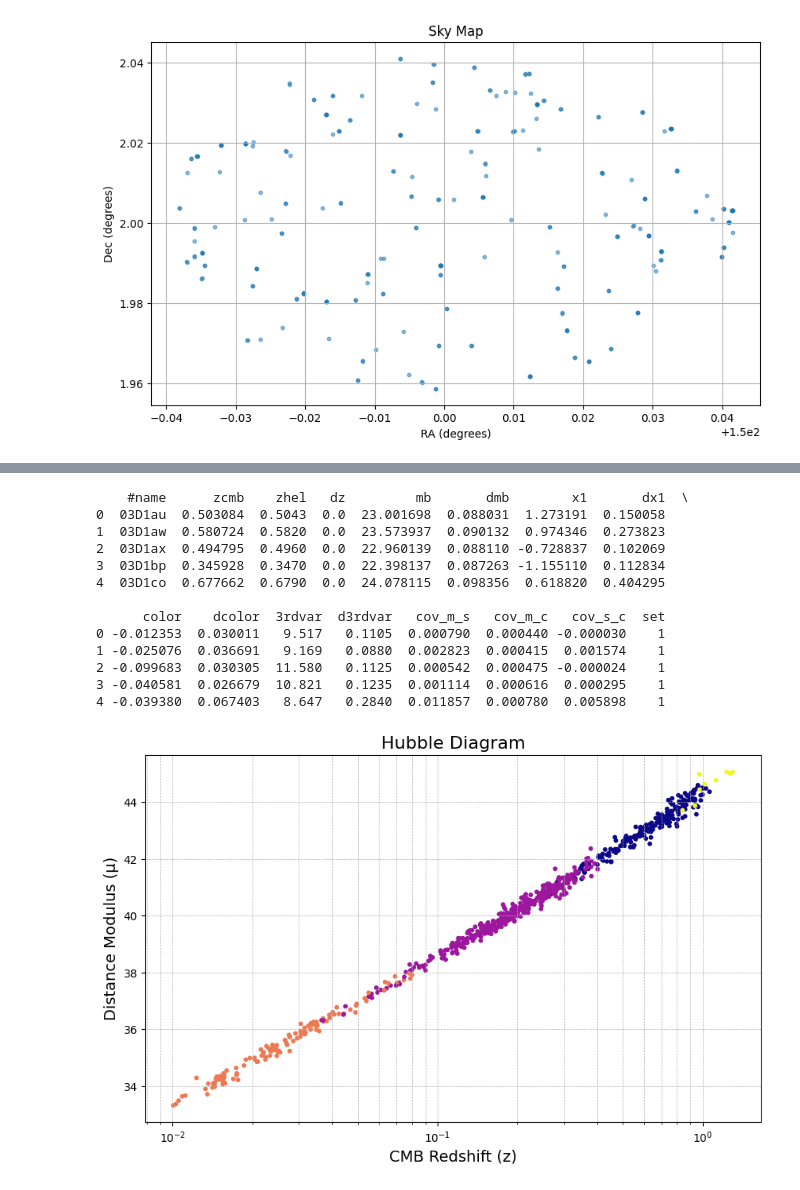
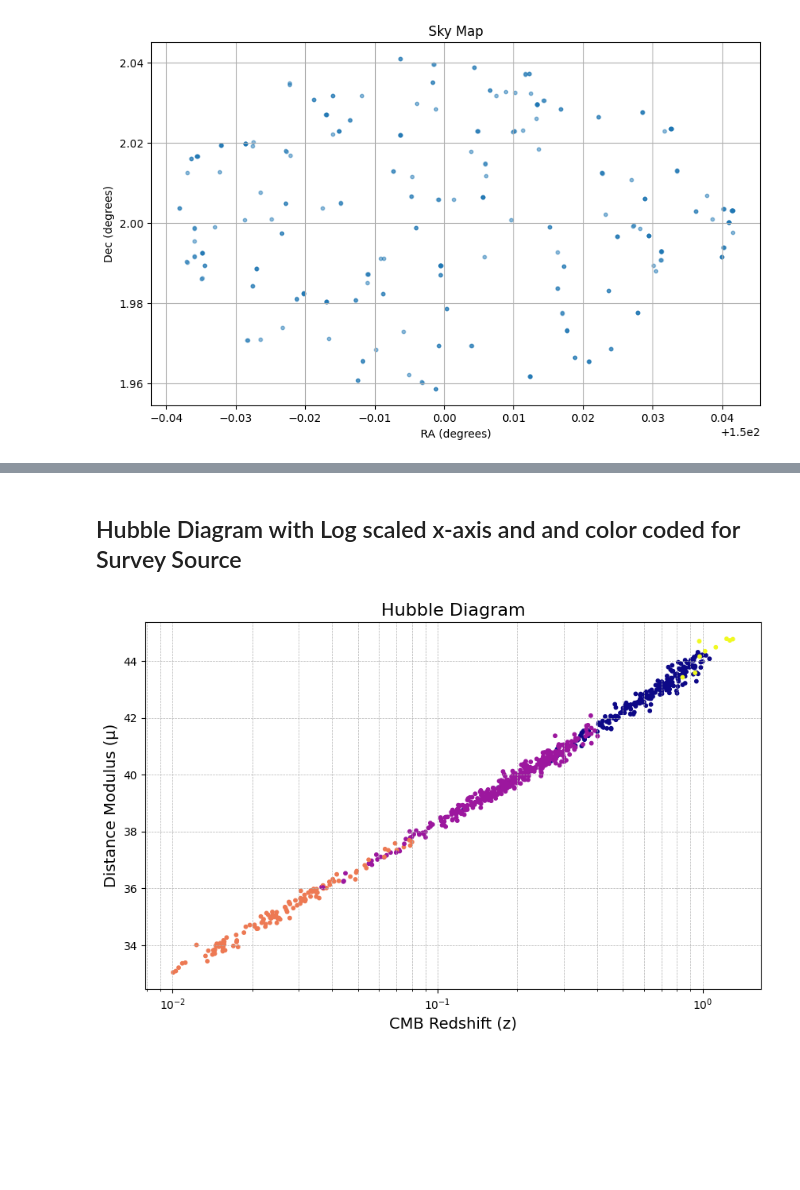
Before and after one commit to chernya4/astr_prac, a Jupyter notebook: SDSS_practice.ipynb, the cells around one changed output, grey strips where cells are left out. Saved outputs shown, nothing was run; the diff lists cells and outputs as text; code cells hidden in the pictures; blank space fills up the shorter version.

```diff
--- a/SDSS_practice.ipynb
+++ b/SDSS_practice.ipynb
@@ -284,52 +109,30 @@ plt.show()
 [figure]
+# %% [markdown]
+## Hubble Diagram with Log scaled x-axis and and color coded for Survey Source ##
 # %%
-import numpy as np
-import matplotlib.pyplot as plt
-import pandas as pd
-
-# Load the data file
-file_path = "jla_lcparams.txt"  # Replace with your file path
-data = pd.read_csv(file_path, delim_whitespace=True)
-
-# Display the first few rows to inspect the data
-print(data.head())
-
-# Extract relevant columns
+# Data extracted from jla_lcparams.txt
 zcmb = data['zcmb']  # Redshift (CMB frame)
 mb = data['mb']      # Peak magnitude
 x1 = data['x1']      # Stretch
 color = data['color']  # Color parameter
 set_values = data['set']  # Set values for color coding
 
-# SALT2 coefficients
-alpha = 0.14
-beta = 3.1
-MB = -19.3
+# JLA (stat+sys) Parameters taken from 2014 Betoule artilce Table 10
+alpha = 0.141
+beta = 3.101
+MB = -19.015
 
 # Calculate distance modulus
 mu = mb - MB + alpha * x1 - beta * color
 
 # Plot the Hubble diagram
 plt.figure(figsize=(10, 6))
 scatter = plt.scatter(zcmb, mu, c=set_values, cmap='plasma', label='JLA Supernovae', s=10)
 plt.xscale('log')  # Use a logarithmic scale for redshift
 plt.xlabel('CMB Redshift (z)', fontsize=14)
 plt.ylabel('Distance Modulus (μ)', fontsize=14)
 plt.title('Hubble Diagram', fontsize=16)
 plt.grid(True, which="both", linestyle="--", linewidth=0.5)
 plt.show()
 # %% [output]
-    #name      zcmb    zhel   dz         mb       dmb        x1       dx1  \
-0  03D1au  0.503084  0.5043  0.0  23.001698  0.088031  1.273191  0.150058
-1  03D1aw  0.580724  0.5820  0.0  23.573937  0.090132  0.974346  0.273823
-2  03D1ax  0.494795  0.4960  0.0  22.960139  0.088110 -0.728837  0.102069
-3  03D1bp  0.345928  0.3470  0.0  22.398137  0.087263 -1.155110  0.112834
-4  03D1co  0.677662  0.6790  0.0  24.078115  0.098356  0.618820  0.404295
-
-      color    dcolor  3rdvar  d3rdvar   cov_m_s   cov_m_c   cov_s_c  set
-0 -0.012353  0.030011   9.517   0.1105  0.000790  0.000440 -0.000030    1
-1 -0.025076  0.036691   9.169   0.0880  0.002823  0.000415  0.001574    1
-2 -0.099683  0.030305  11.580   0.1125  0.000542  0.000475 -0.000024    1
-3 -0.040581  0.026679  10.821   0.1235  0.001114  0.000616  0.000295    1
-4 -0.039380  0.067403   8.647   0.2840  0.011857  0.000780  0.005898    1
-[figure, old version]
+[figure, new version]
```
Also changed, not shown: parts of 27 cells of this notebook, 15 other files.
